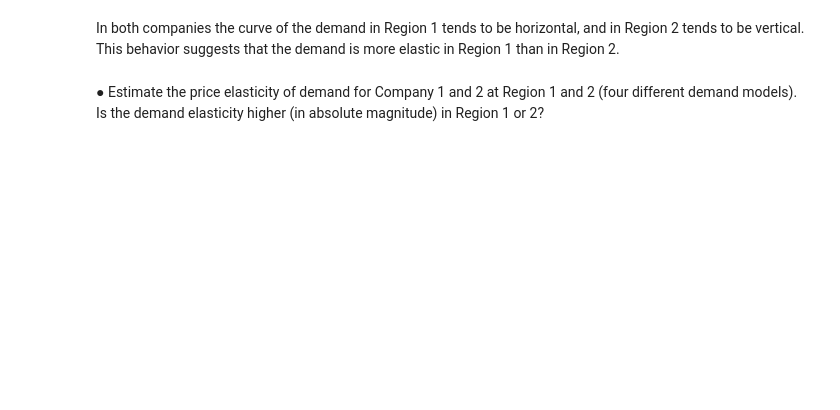
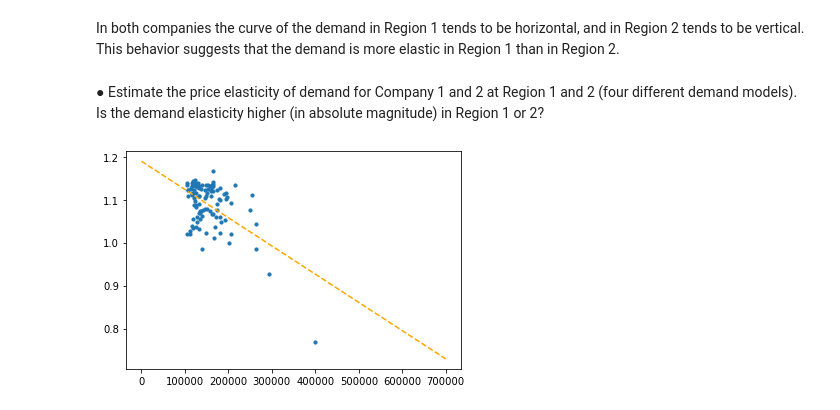
Before and after one commit to hinojosaad/Damavis-Challenge, a Jupyter notebook: Damavis Data Science Challenge Ex 2.ipynb, the cells around one changed output. Drawn from its saved outputs; the diff is of its cells as text; code cells hidden in the pictures; blank space fills up the shorter version.

```diff
--- a/Damavis Data Science Challenge Ex 2.ipynb
+++ b/Damavis Data Science Challenge Ex 2.ipynb
@@ -134,3 +134,21 @@ plt.show()
 In both companies the curve of the demand in Region 1 tends to be horizontal, and in Region 2 tends to be vertical. This  behavior suggests that the demand is more elastic in Region 1 than in Region 2.
 # %% [markdown]
 ● Estimate the price elasticity of demand for Company 1 and 2 at Region 1 and 2 (four different demand models). Is the demand elasticity higher (in absolute magnitude) in Region 1 or 2?
+# %%
+# Add scatterplot
+plt.scatter(r1_c1["Sales_U"],r1_c1["Price_USD"],s=10)
+
+# Fit linear regression via least squares with numpy.polyfit
+# It returns an slope (b) and intercept (a)
+# deg=1 means linear fit (i.e. polynomial of degree 1)
+m, b = np.polyfit(r1_c1["Sales_U"], r1_c1["Price_USD"], deg=1)
+
+# Create sequence of 100 numbers from 0 to 100
+xseq = np.linspace(0, 700000, num=100)
+
+# Plot regression line
+plt.plot(xseq, m * xseq +b, color="orange", linestyle="--")
+
+plt.show()
+# %% [output]
+[figure, added]
```
Also changed, not shown: parts of 6 cells of this notebook.
